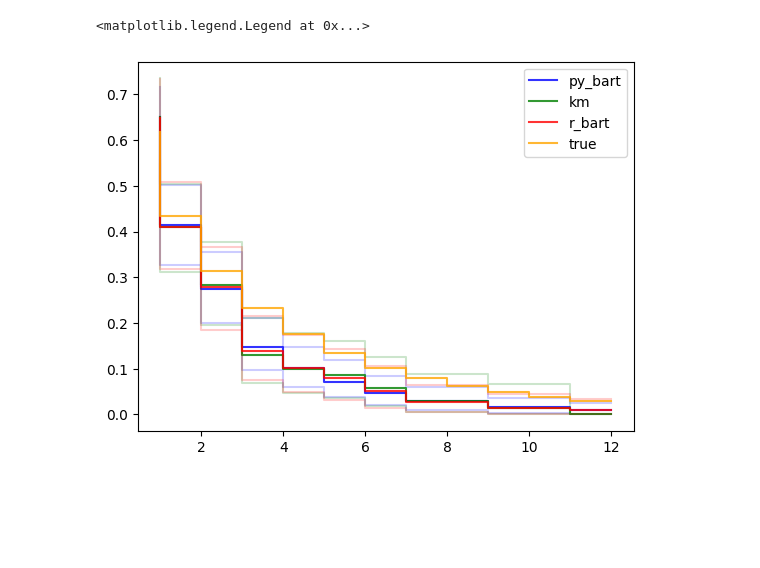
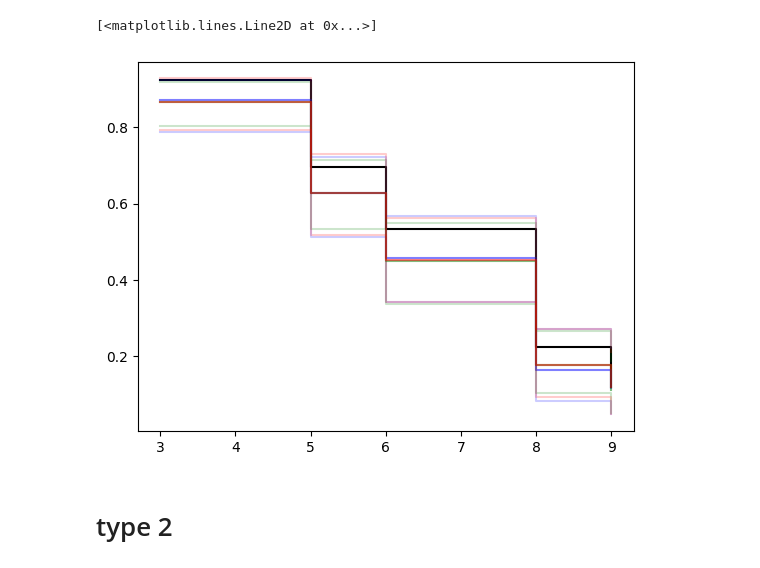
Before and after one commit to CDCgov/BART-Survival, a Jupyter notebook: notebook/functions1.ipynb, the cells around one changed output. Saved outputs shown, nothing was run; the diff lists cells and outputs as text; code cells hidden in the pictures; blank space fills up the shorter version.

Commit message:
fixed to be percentile times

```diff
--- a/notebook/functions1.ipynb
+++ b/notebook/functions1.ipynb
@@ -27,9 +40,9 @@ model_dict = {"trees": 25,
     "split_rules": SPLIT_RULES
 }
 sampler_dict = {
-            "draws": 100,
+            "draws": 400,
             "tune": 10,
-            "cores": 6,
-            "chains": 6,
+            "cores": 5,
+            "chains": 5,
             "compute_convergence_checks": False
         }
@@ -41,5 +48,0 @@ importlib.reload(fn)
-# %%
-
-# meta, sv_true, k_sv, pb_sv, r_sv = fn.sim_2s(103, 100, simple_2_2, SPLIT_RULES, model_dict, sampler_dict)
-meta, sv_true, k_sv, pb_sv, r_sv = fn.sim_1s(103, 100, cn.simple_1_1, SPLIT_RULES, model_dict, sampler_dict)
-# k = fn.sim_2s(100, 100, simple_2_1, SPLIT_RULES, model_dict, sampler_dict)
@@ -92,3 +48,0 @@ importlib.reload(pltf)
-# %%
-for i in range(5,10):
-    print(i)
@@ -299,0 +49,14 @@ simple_1_1
+# %%
+importlib.reload(fn)
+c = []
+for i in range(1):
+	meta, sv_true, k_sv, p_sv, r_sv  = fn.sim_1s(
+	# cens= fn.sim_1s(
+		i,
+		100,
+		reg_1,
+		SPLIT_RULES,
+		model_dict,
+		sampler_dict
+	)
+	# c.append(cens)
@@ -300,3 +110,25 @@ simple_1_1
+# %%
+msk = meta[2].astype(int)-1
+plt.step(meta[1][msk], sv_true[msk], color = "black", where="post")
+# print(meta[1][meta[2].astype(int)])
+
+plt.step(k_sv[2], k_sv[0], where="post", color="blue", alpha=0.5)
+plt.step(k_sv[2], k_sv[1][0],where="post", color="blue", alpha=0.2)
+plt.step(k_sv[2], k_sv[1][1],where="post", color="blue", alpha=0.2)
+
+plt.step(p_sv[1], p_sv[0][0], where="post", color="green", alpha=0.5)
+plt.step(p_sv[1], p_sv[0][1][0],where="post", color="green", alpha=0.2)
+plt.step(p_sv[1], p_sv[0][1][1],where="post", color="green", alpha=0.2)
+
+plt.step(p_sv[1], r_sv[0], where="post", color="red", alpha=0.5)
+plt.step(p_sv[1], r_sv[1][0],where="post", color="red", alpha=0.2)
+plt.step(p_sv[1], r_sv[1][1],where="post", color="red", alpha=0.2)
+# k_sv[1]
+# %% [output]
+[<matplotlib.lines.Line2D at 0x...>]
+[figure, added]
+# %% [markdown]
+# type 2
 # %%
 SPLIT_RULES =  [
     "pmb.ContinuousSplitRule()",
@@ -362,19 +147,0 @@ sampler_dict = {
-# %%
-
-# ttt = np.arange(1, svv.shape[0]+1)
-ttt = uniq_t
-plt.step(ttt,pb_sv_m, color = "blue", alpha=0.8, label = "py_bart")
-plt.step(ttt, pb_sv_q[0,:], color="blue", alpha=0.2,)
-plt.step(ttt, pb_sv_q[1,:], color="blue", alpha=0.2)
-plt.step(ttt, k_sv_m, color="green", alpha=0.8, label="km")
-plt.step(ttt, k_sv_q[0,:], color="green", alpha=0.2)
-plt.step(ttt, k_sv_q[1,:], color="green", alpha=0.2)
-plt.step(ttt, r_sv_m, color = "red", alpha=0.8, label="r_bart")
-plt.step(ttt, r_sv_q[0,:], color = "red", alpha=0.2)
-plt.step(ttt, r_sv_q[1,:], color = "red", alpha=0.2)
-
-plt.step(sv_true["true_times"], sv_true["sv_true"].mean(0), color = "orange", alpha=0.8, label="true")
-plt.legend()
-# %% [output]
-<matplotlib.legend.Legend at 0x...>
-[figure, removed]
```
Also changed, not shown: parts of 32 cells of this notebook, 19 other files.
